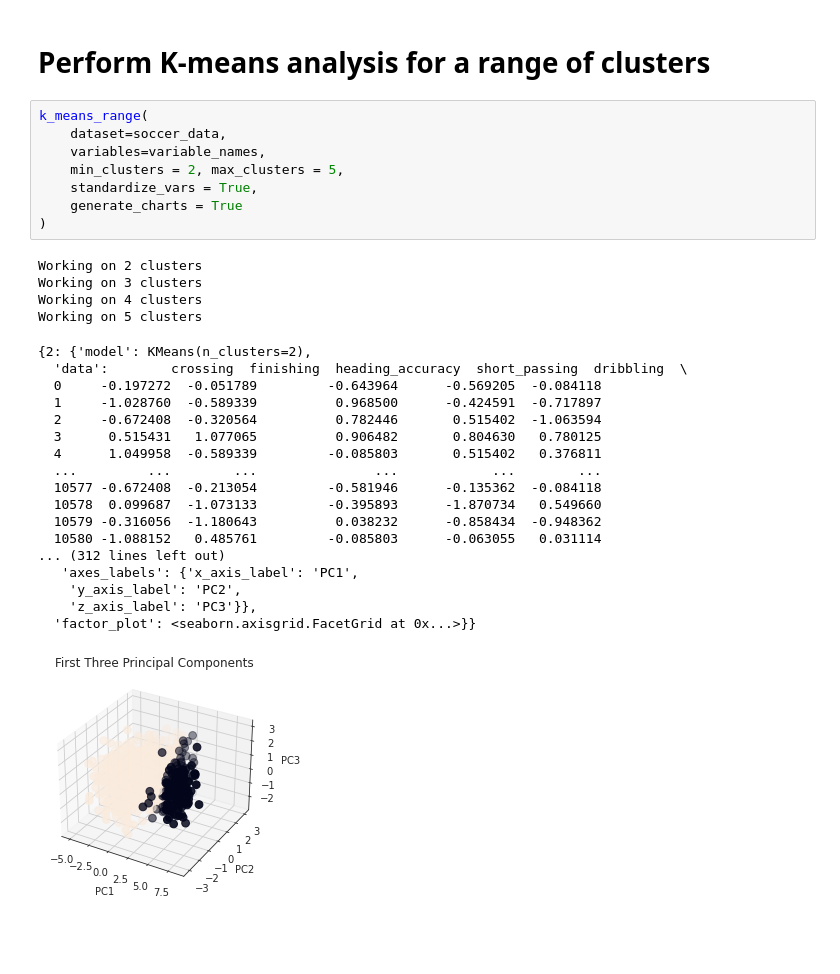
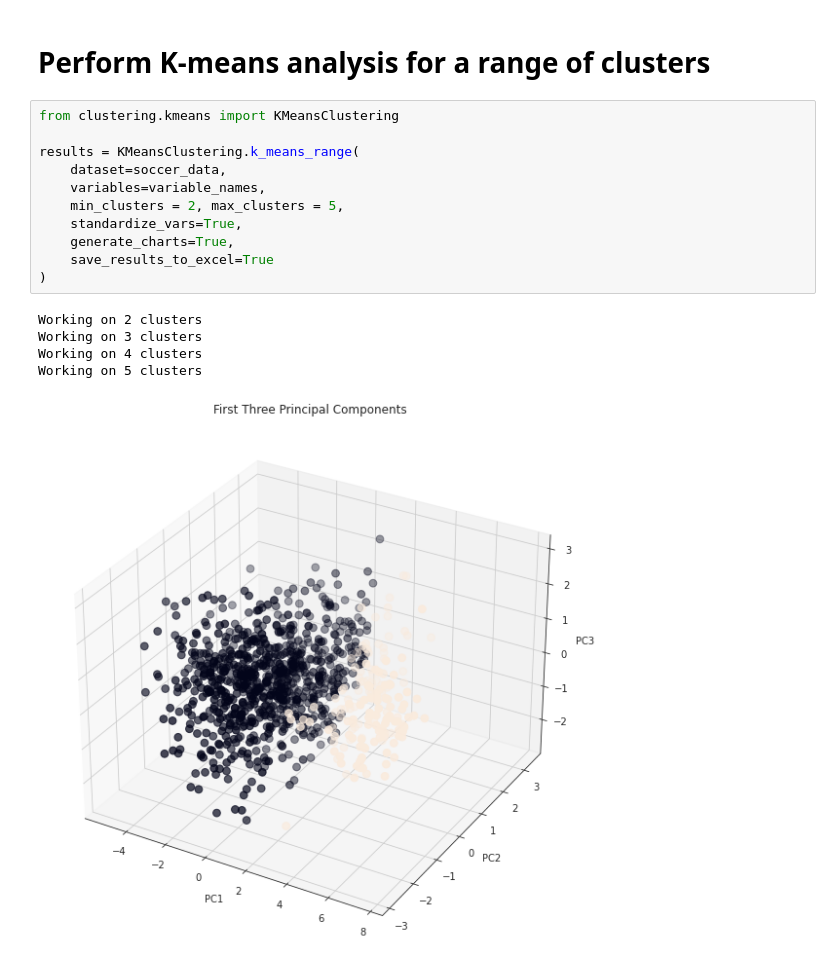
Before and after one commit to ow-gryphon/gryphon-data-clustering, a Jupyter notebook: template/notebooks/Clustering with K-means.ipynb, the cells around one changed output. Drawn from its saved outputs; the diff is of its cells as text; blank space fills up the shorter version.

Commit message:
feature: Adding save results to Excel file and refactoring code.

```diff
--- a/template/notebooks/Clustering with K-means.ipynb
+++ b/template/notebooks/Clustering with K-means.ipynb
@@ -92,33 +76,19 @@ execute_k_means(
 # %% [markdown]
 # Perform K-means analysis for a range of clusters
 # %%
-k_means_range(
+from clustering.kmeans import KMeansClustering
+
+results = KMeansClustering.k_means_range(
     dataset=soccer_data,
     variables=variable_names,
     min_clusters = 2, max_clusters = 5,
-    standardize_vars = True,
-    generate_charts = True
+    standardize_vars=True,
+    generate_charts=True,
+    save_results_to_excel=True
 )
 # %% [output]
 Working on 2 clusters
 Working on 3 clusters
 Working on 4 clusters
 Working on 5 clusters
-{2: {'model': KMeans(n_clusters=2),
-  'data':        crossing  finishing  heading_accuracy  short_passing  dribbling  \
-  0     -0.197272  -0.051789         -0.643964      -0.569205  -0.084118
-  1     -1.028760  -0.589339          0.968500      -0.424591  -0.717897
-  2     -0.672408  -0.320564          0.782446       0.515402  -1.063594
-  3      0.515431   1.077065          0.906482       0.804630   0.780125
-  4      1.049958  -0.589339         -0.085803       0.515402   0.376811
-  ...         ...        ...               ...            ...        ...
-  10577 -0.672408  -0.213054         -0.581946      -0.135362  -0.084118
-  10578  0.099687  -1.073133         -0.395893      -1.870734   0.549660
-  10579 -0.316056  -1.180643          0.038232      -0.858434  -0.948362
-  10580 -1.088152   0.485761         -0.085803      -0.063055   0.031114
-... (312 lines left out)
-   'axes_labels': {'x_axis_label': 'PC1',
-    'y_axis_label': 'PC2',
-    'z_axis_label': 'PC3'}},
-  'factor_plot': <seaborn.axisgrid.FacetGrid at 0x...>}}
-[figure, old version]
+[figure, new version]
```
Also changed, not shown: parts of 3 cells of this notebook, 1 other file.
